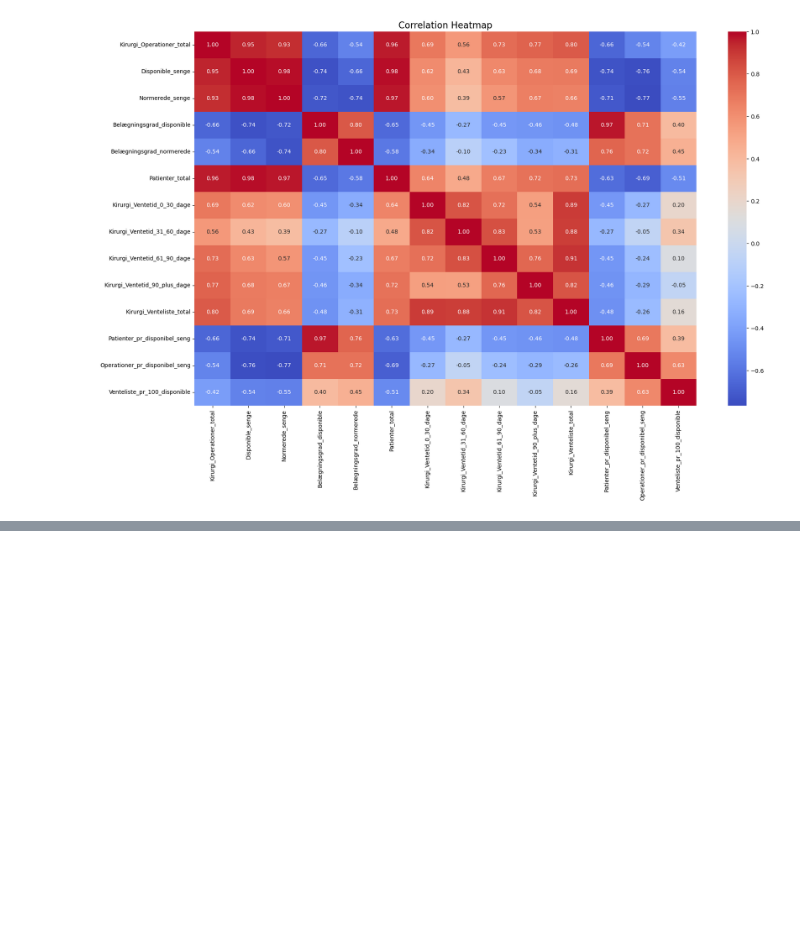
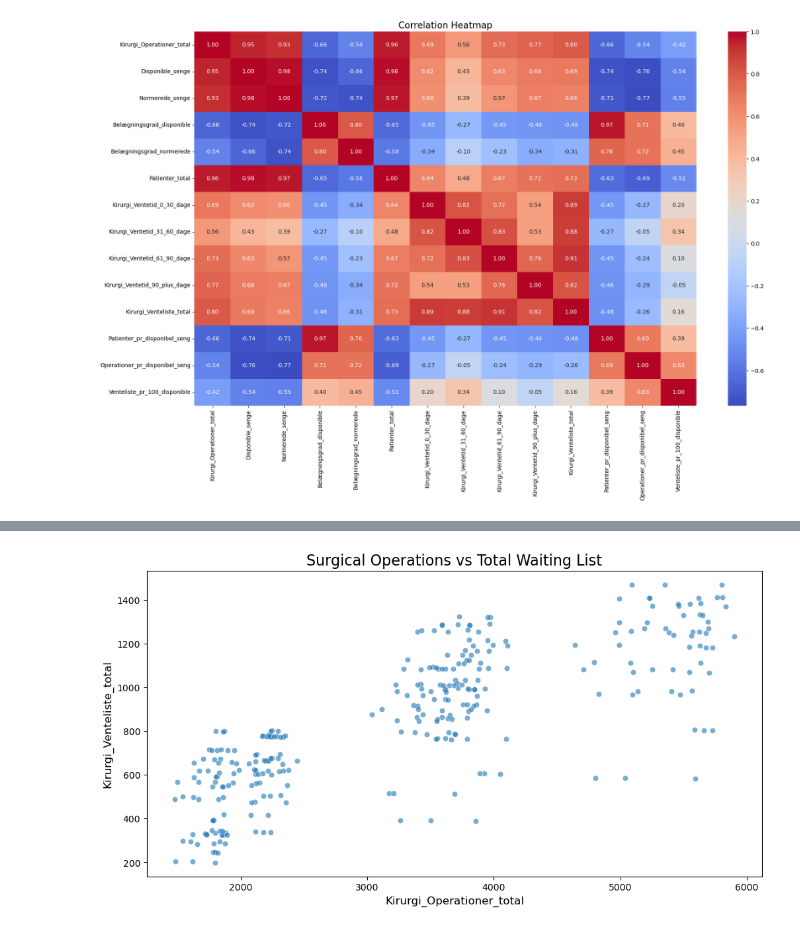
Before and after one commit to AerrowV/bi_assignments, a Jupyter notebook: EXAM/notebooks/hospital_capacity_for_surgery.ipynb, the cells around one changed output, grey strips where cells are left out. Cells and saved outputs as stored; diff of their text form; code cells hidden in the pictures; blank space fills up the shorter version.

```diff
--- a/EXAM/notebooks/hospital_capacity_for_surgery.ipynb
+++ b/EXAM/notebooks/hospital_capacity_for_surgery.ipynb
@@ -343,0 +374,4 @@ plot_hosp_heatmap(all_kir_cleaned)
+# %%
+plot_hosp_scatter(all_kir_cleaned, title = "Surgical Operations vs Total Waiting List", x_col = "Kirurgi_Operationer_total", y_col = "Kirurgi_Venteliste_total")
+# %% [output]
+[figure, added]
```
Also changed, not shown: parts of 29 cells of this notebook, 3 other files.
